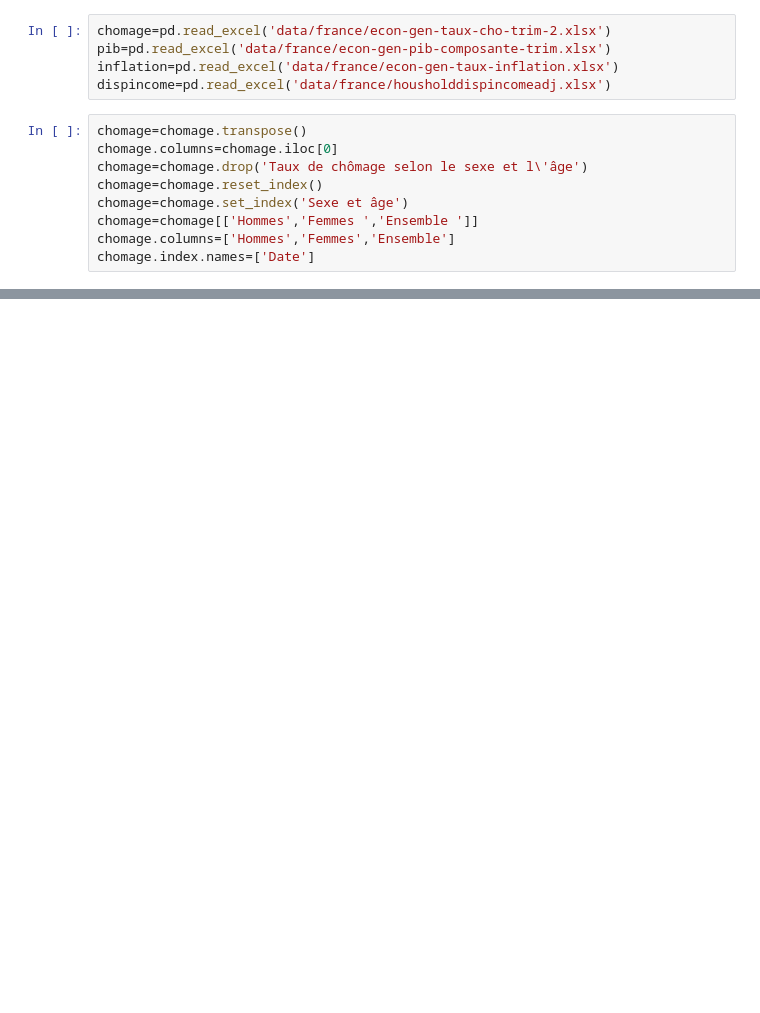
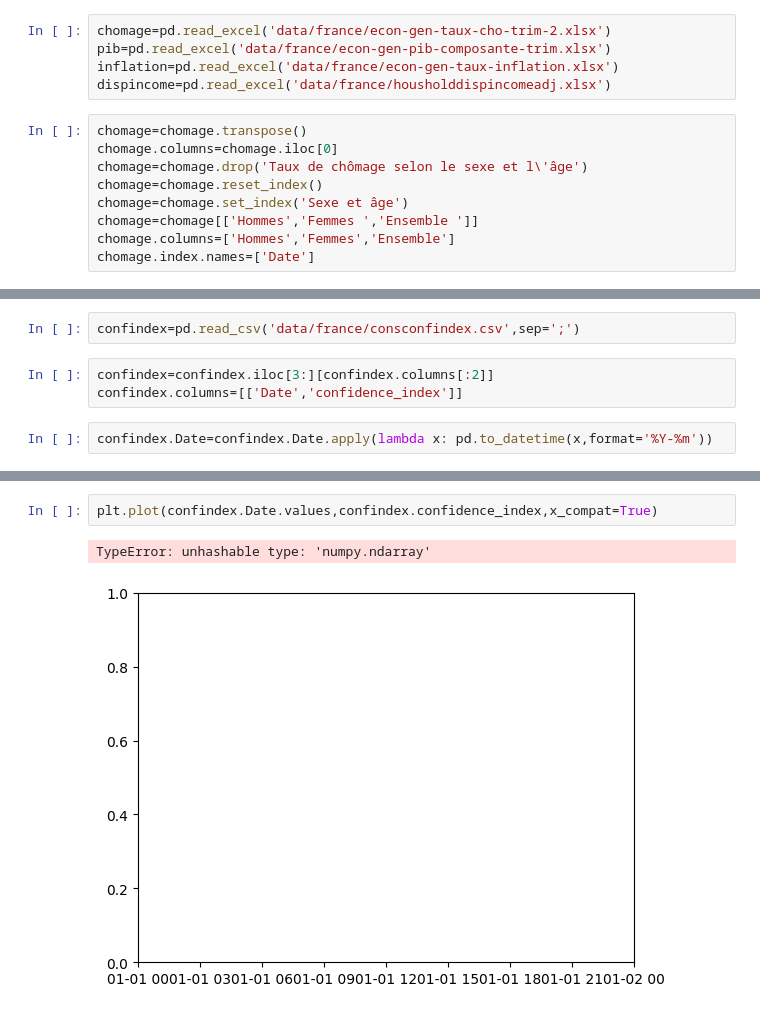
Before and after one commit to ManuelaBarreto/Practice_Project, a Jupyter notebook: datacleaning.ipynb, the cells around one changed output, grey strips where cells are left out. Cells and saved outputs as stored; diff of their text form; blank space fills up the shorter version.

Commit message:
data cleaning vadim+new csv

```diff
--- a/datacleaning.ipynb
+++ b/datacleaning.ipynb
@@ -41,0 +33,7 @@ inflation.set_index('Année')
+# %%
+confindex=pd.read_csv('data/france/consconfindex.csv',sep=';')
+# %%
+confindex=confindex.iloc[3:][confindex.columns[:2]]
+confindex.columns=[['Date','confidence_index']]
+# %%
+confindex.Date=confindex.Date.apply(lambda x: pd.to_datetime(x,format='%Y-%m'))
@@ -41,0 +60,5 @@ inflation.set_index('Année')
+# %%
+plt.plot(confindex.Date.values,confindex.confidence_index,x_compat=True)
+# %% [output]
+TypeError: unhashable type: 'numpy.ndarray'
+[figure, added]
```
Also changed, not shown: parts of 5 cells of this notebook, 3 other files.
